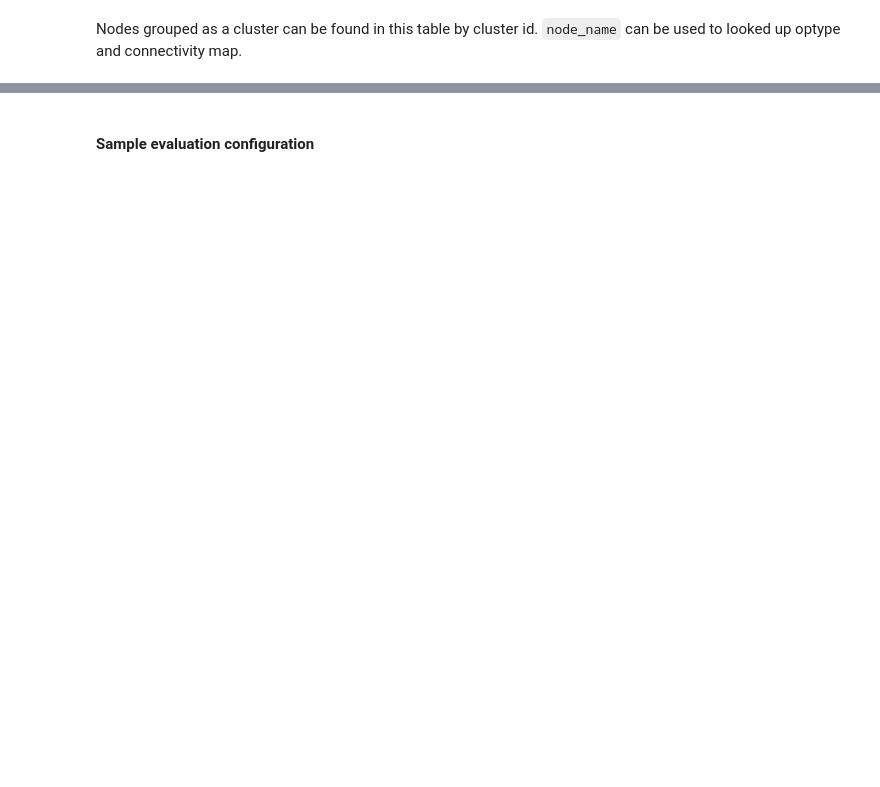
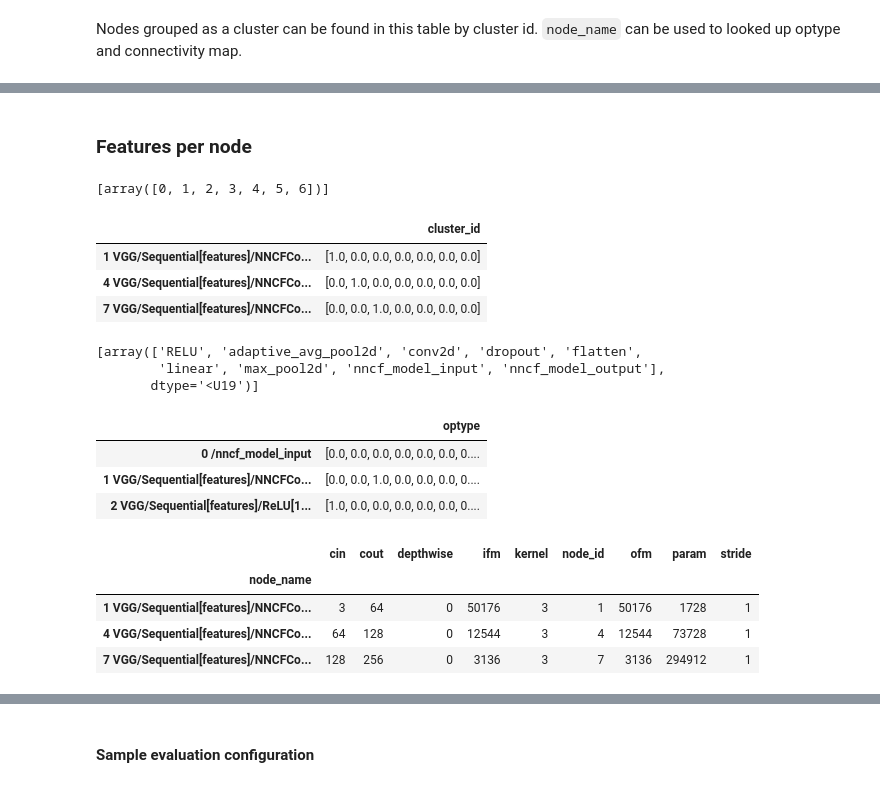
Before and after one commit to vuiseng9/nncf_pytorch, a Jupyter notebook: paas/client/paas_client.ipynb, the cells around one changed output, grey strips where cells are left out. Saved outputs shown, nothing was run; the diff lists cells and outputs as text; code cells hidden in the pictures; blank space fills up the shorter version.

```diff
--- a/paas/client/paas_client.ipynb
+++ b/paas/client/paas_client.ipynb
@@ -143,0 +133,2 @@ node2cluster_id['cluster_id']
+# %% [markdown]
+### Features per node
@@ -143,0 +146,11 @@ node2cluster_id['cluster_id']
+# %%
+cluster_id_encoder.categories_
+# %% [output]
+[array([0, 1, 2, 3, 4, 5, 6])]
+# %%
+cluster_id_df.head(3)
+# %% [output]
+|  | cluster_id |
+| 1 VGG/Sequential[features]/NNCFCo... | [1.0, 0.0, 0.0, 0.0, 0.0, 0.0, 0.0] |
+| 4 VGG/Sequential[features]/NNCFCo... | [0.0, 1.0, 0.0, 0.0, 0.0, 0.0, 0.0] |
+| 7 VGG/Sequential[features]/NNCFCo... | [0.0, 0.0, 1.0, 0.0, 0.0, 0.0, 0.0] |
@@ -143,0 +162,13 @@ node2cluster_id['cluster_id']
+# %%
+optype_encoder.categories_
+# %% [output]
+[array(['RELU', 'adaptive_avg_pool2d', 'conv2d', 'dropout', 'flatten',
+        'linear', 'max_pool2d', 'nncf_model_input', 'nncf_model_output'],
+       dtype='<U19')]
+# %%
+optype_df.head(3)
+# %% [output]
+|  | optype |
+| 0 /nncf_model_input | [0.0, 0.0, 0.0, 0.0, 0.0, 0.0, 0.... |
+| 1 VGG/Sequential[features]/NNCFCo... | [0.0, 0.0, 1.0, 0.0, 0.0, 0.0, 0.... |
+| 2 VGG/Sequential[features]/ReLU[1... | [1.0, 0.0, 0.0, 0.0, 0.0, 0.0, 0.... |
@@ -143,0 +177,8 @@ node2cluster_id['cluster_id']
+# %%
+prunable_features.head(3)
+# %% [output]
+|  | cin | cout | depthwise | ifm | kernel | node_id | ofm | param | stride |
+| node_name |  |  |  |  |  |  |  |  |  |
+| 1 VGG/Sequential[features]/NNCFCo... | 3 | 64 | 0 | 50176 | 3 | 1 | 50176 | 1728 | 1 |
+| 4 VGG/Sequential[features]/NNCFCo... | 64 | 128 | 0 | 12544 | 3 | 4 | 12544 | 73728 | 1 |
+| 7 VGG/Sequential[features]/NNCFCo... | 128 | 256 | 0 | 3136 | 3 | 7 | 3136 | 294912 | 1 |
```
Also changed, not shown: parts of 19 cells of this notebook.
